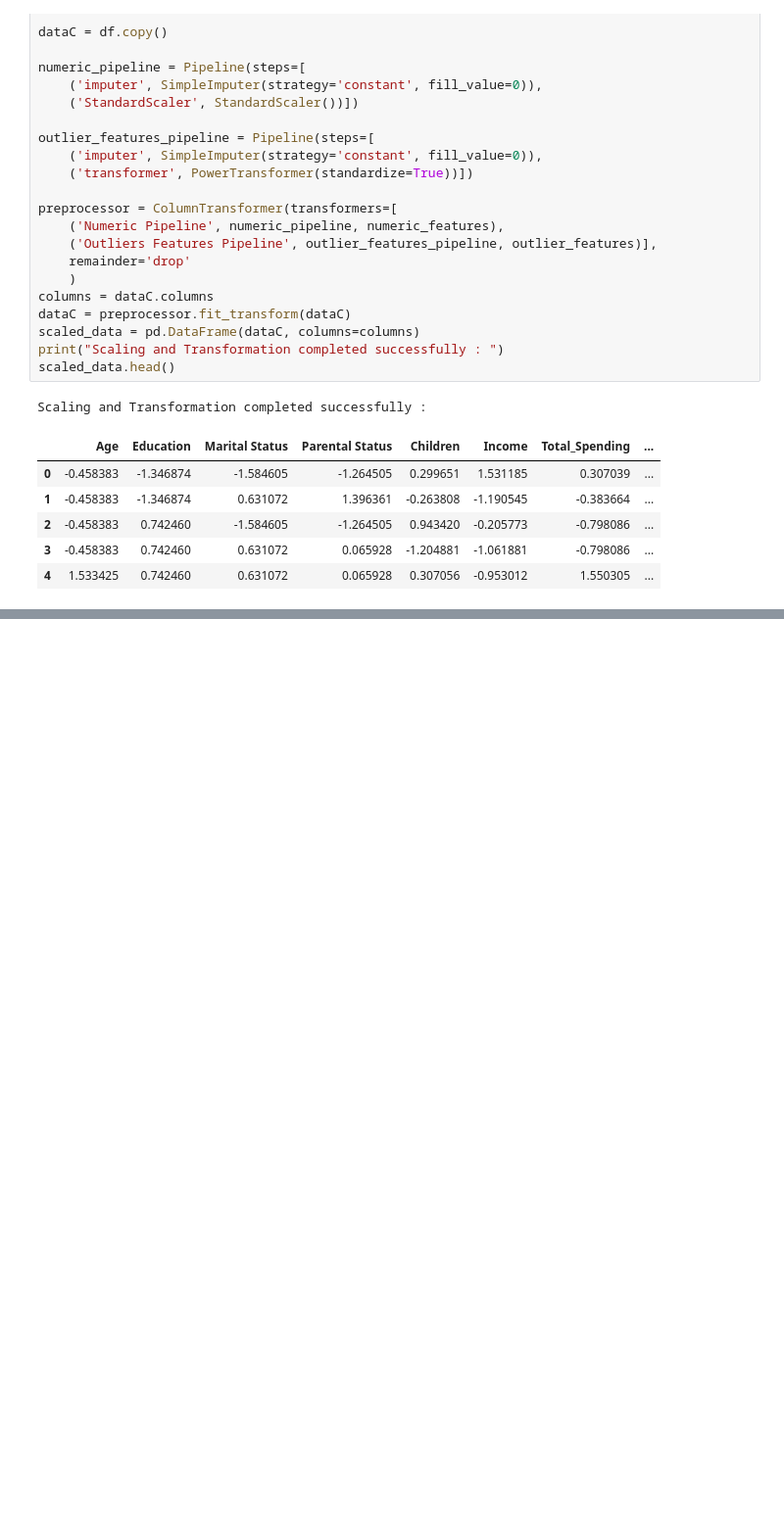
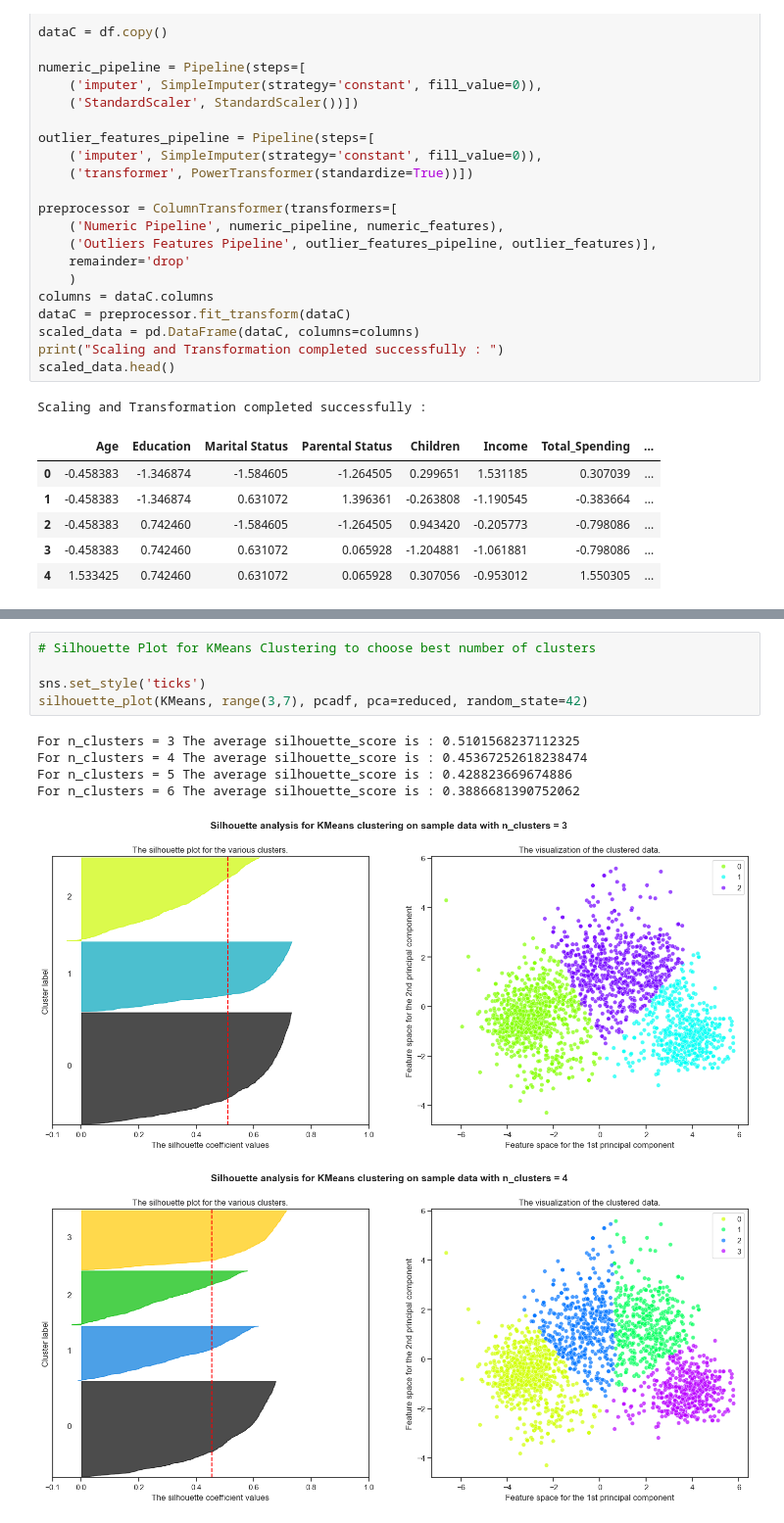
Before and after one commit to ShivamKumarSrivastava/Customer-Categorization, a Jupyter notebook: Notebook/Feature_Engineering_and_Clustering.ipynb, the cells around one changed output, grey strips where cells are left out. Shown at 98% size. Saved outputs shown, nothing was run; the diff lists cells and outputs as text; blank space fills up the shorter version.

```diff
--- a/Notebook/Feature_Engineering_and_Clustering.ipynb
+++ b/Notebook/Feature_Engineering_and_Clustering.ipynb
@@ -324,0 +517,12 @@ Scaling and Transformation completed successfully :
+# %%
+# Silhouette Plot for KMeans Clustering to choose best number of clusters
+
+sns.set_style('ticks')
+silhouette_plot(KMeans, range(3,7), pcadf, pca=reduced, random_state=42)
+# %% [output]
+For n_clusters = 3 The average silhouette_score is : 0.5101568237112325
+For n_clusters = 4 The average silhouette_score is : 0.45367252618238474
+For n_clusters = 5 The average silhouette_score is : 0.428823669674886
+For n_clusters = 6 The average silhouette_score is : 0.3886681390752062
+[figure, added]
+[figure, added]
```
Also changed, not shown: parts of 16 cells of this notebook.
